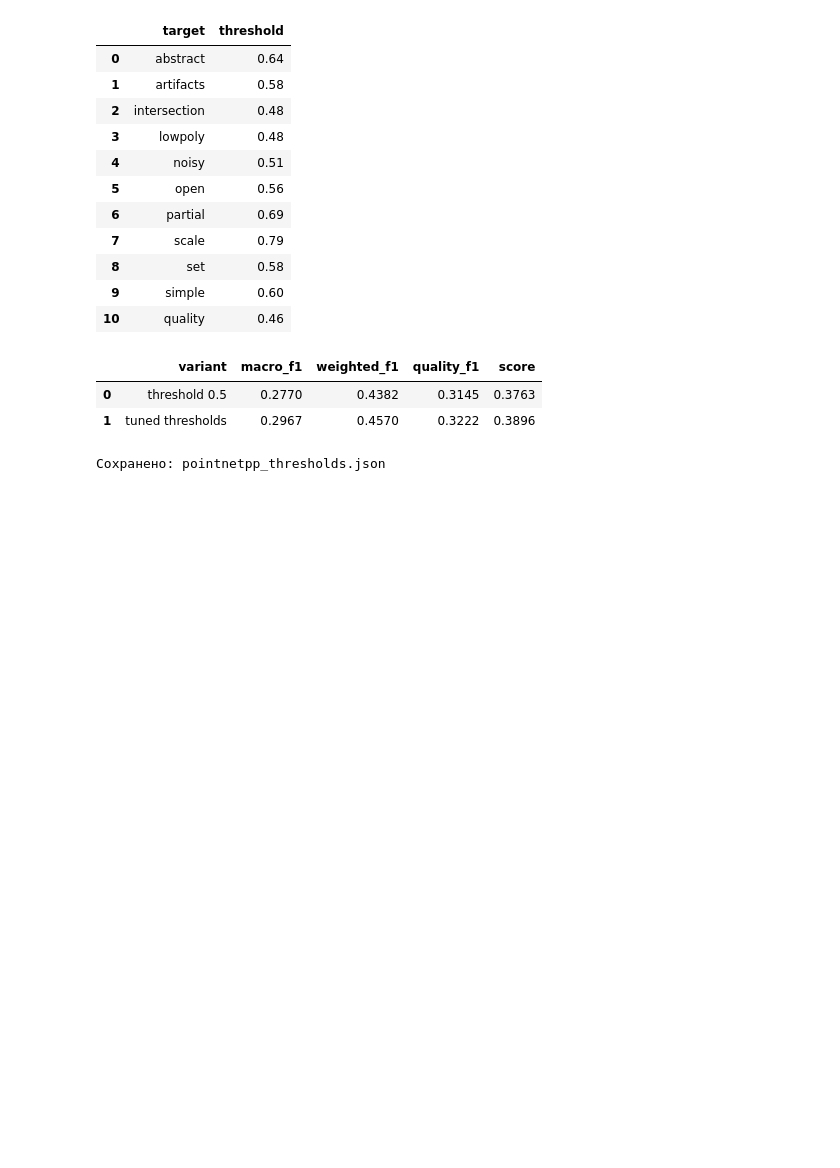
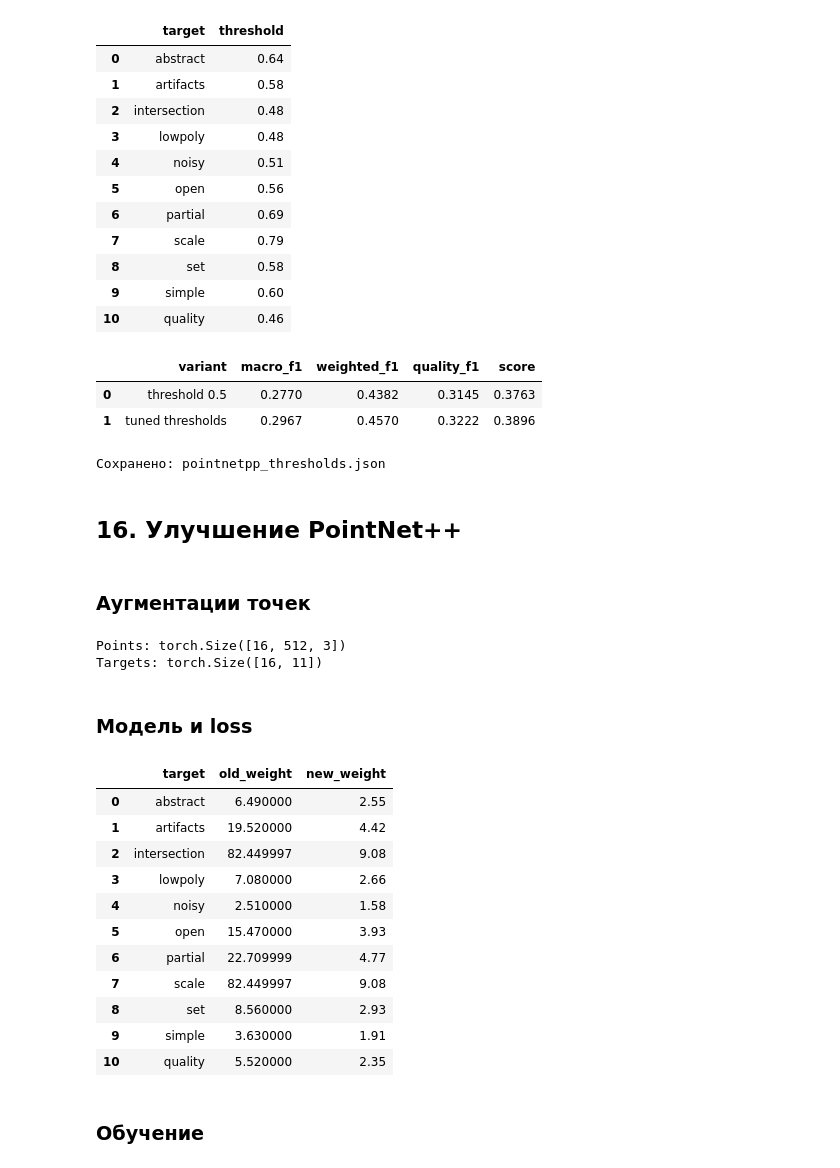
Before and after one commit to gasich27/AI-Challenge-2026-MainStage, a Jupyter notebook: pointnetpp_baseline.ipynb, the cells around one changed output. Drawn from its saved outputs; the diff is of its cells as text; code cells hidden in the pictures; blank space fills up the shorter version.

```diff
--- a/pointnetpp_baseline.ipynb
+++ b/pointnetpp_baseline.ipynb
@@ -613,3 +613,7 @@ with open(thresholds_path, 'w', encoding='utf-8') as file:
 print('Сохранено:', thresholds_path)
 # %% [output]
 Сохранено: pointnetpp_thresholds.json
+# %% [markdown]
+## 16. Улучшение PointNet++
+# %% [markdown]
+### Аугментации точек
@@ -615,0 +642,62 @@ print('Сохранено:', thresholds_path)
+# %%
+train_dataset_improved = AugmentedPointCloudDataset(
+    train_df,
+    training=True
+)
+
+train_loader_improved = DataLoader(
+    train_dataset_improved,
+    batch_size=BATCH_SIZE,
+    shuffle=True,
+    num_workers=0
+)
+
+points, targets = next(iter(train_loader_improved))
+
+print('Points:', points.shape)
+print('Targets:', targets.shape)
+# %% [output]
+Points: torch.Size([16, 512, 3])
+Targets: torch.Size([16, 11])
+# %% [markdown]
+### Модель и loss
+# %%
+improved_model = SimplePointNetPlusPlus(
+    len(target_columns)
+).to(device)
+
+improved_model.load_state_dict(
+    torch.load(MODEL_PATH, map_location=device, weights_only=True)
+)
+
+improved_pos_weight = torch.sqrt(pos_weight)
+improved_criterion = nn.BCEWithLogitsLoss(
+    pos_weight=improved_pos_weight
+)
+
+improved_optimizer = torch.optim.AdamW(
+    improved_model.parameters(),
+    lr=1e-4,
+    weight_decay=1e-4
+)
+
+pd.DataFrame({
+    'target': target_columns,
+    'old_weight': pos_weight.cpu().numpy(),
+    'new_weight': improved_pos_weight.cpu().numpy()
+}).round(2)
+# %% [output]
+|  | target | old_weight | new_weight |
+| 0 | abstract | 6.490000 | 2.55 |
+| 1 | artifacts | 19.520000 | 4.42 |
+| 2 | intersection | 82.449997 | 9.08 |
+| 3 | lowpoly | 7.080000 | 2.66 |
+| 4 | noisy | 2.510000 | 1.58 |
+| 5 | open | 15.470000 | 3.93 |
+| 6 | partial | 22.709999 | 4.77 |
+| 7 | scale | 82.449997 | 9.08 |
+| 8 | set | 8.560000 | 2.93 |
+| 9 | simple | 3.630000 | 1.91 |
+| 10 | quality | 5.520000 | 2.35 |
+# %% [markdown]
+### Обучение
```
Also changed, not shown: parts of 26 cells of this notebook, 1 other file.
